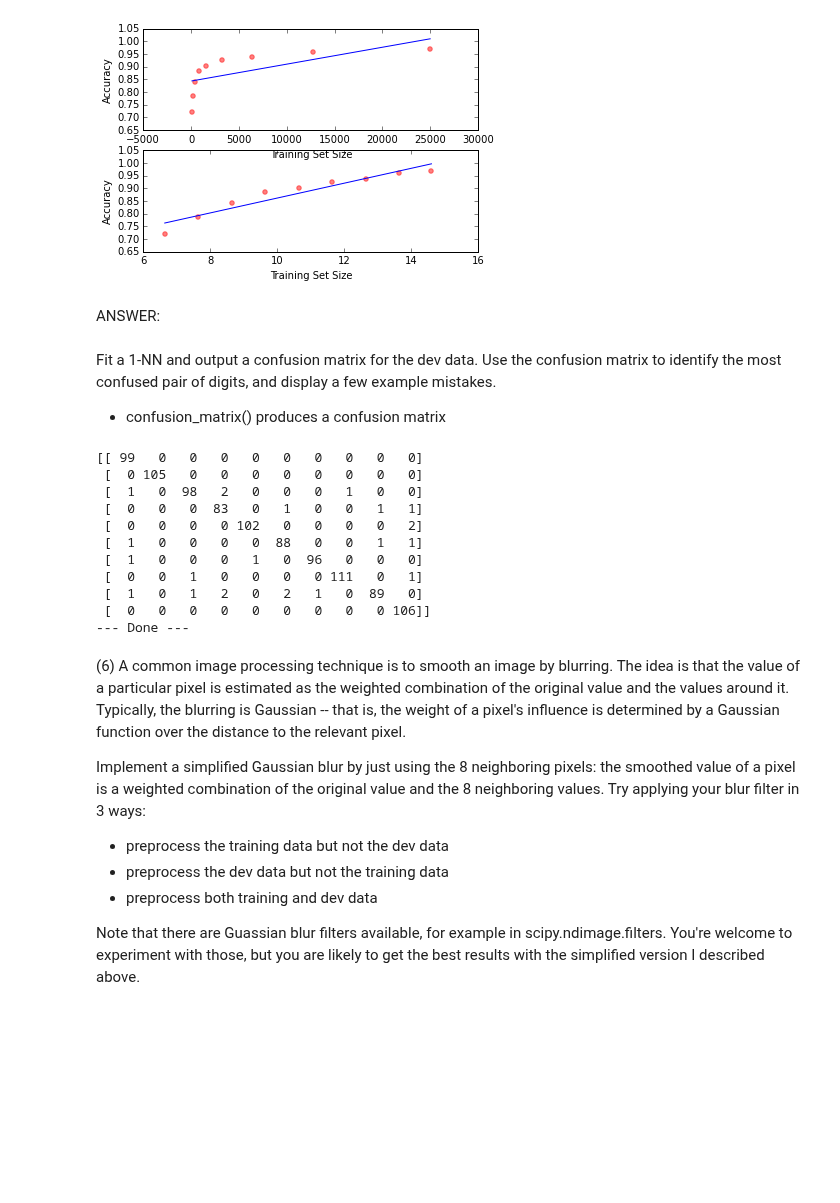
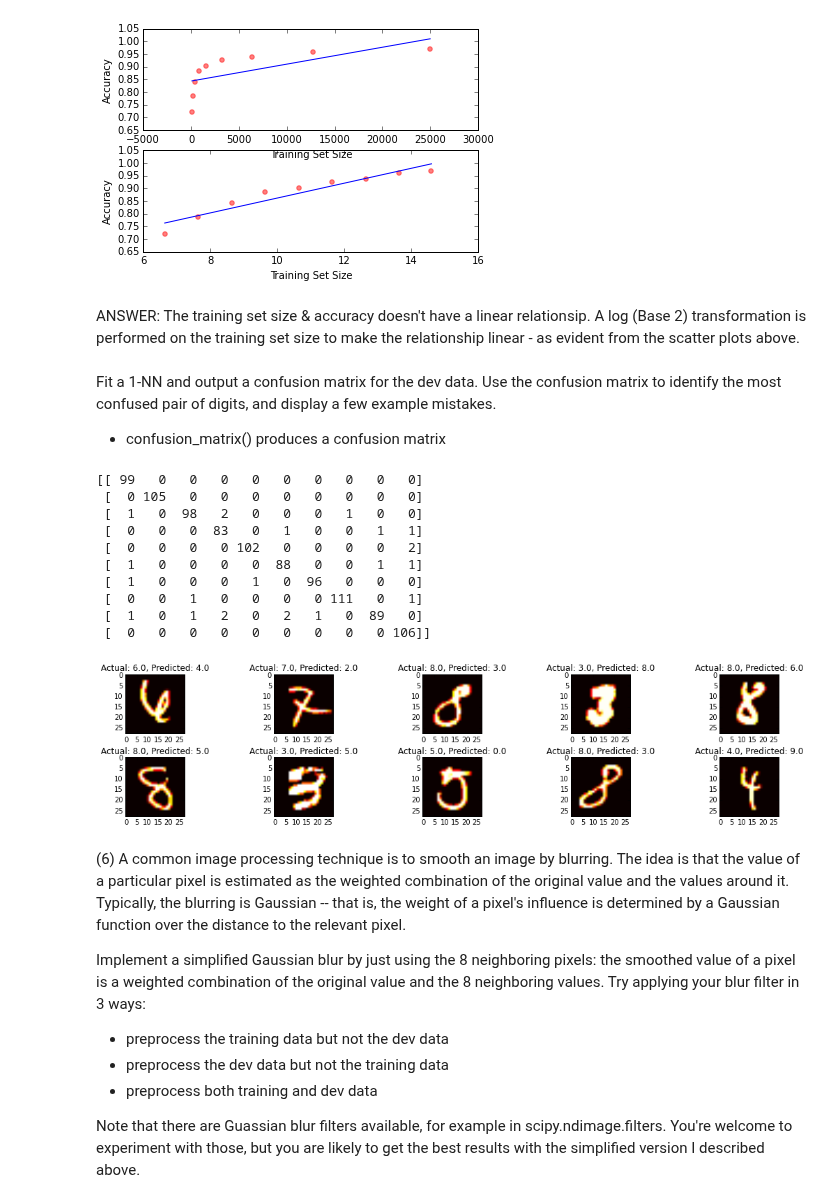
Before and after one commit to sayantansatpati/ml, a Jupyter notebook: notebooks/sayantan_satpati_p1.ipynb, the cells around one changed output. Cells and saved outputs as stored; diff of their text form; code cells hidden in the pictures; blank space fills up the shorter version.

```diff
--- a/notebooks/sayantan_satpati_p1.ipynb
+++ b/notebooks/sayantan_satpati_p1.ipynb
@@ -228,36 +228,47 @@ Accuracy for n=60000 before transformation is 1.24307226036
 ('Coefficients: \n', array([ 0.02929882]))
 Accuracy for n=60000 after log transformation is 1.03386513757
 [figure]
-# %% [markdown]
-ANSWER:
+# %% [markdown]
+ANSWER: The training set size & accuracy doesn't have a linear relationsip. A log (Base 2) transformation is performed on the training set size to make the relationship linear - as evident from the scatter plots above.
 # %% [markdown]
 Fit a 1-NN and output a confusion matrix for the dev data. Use the confusion matrix to identify the most confused pair of digits, and display a few example mistakes.
 
 - confusion_matrix() produces a confusion matrix
-# %%
-def P5():
-
-### STUDENT START ###
-    knn = KNeighborsClassifier(n_neighbors=1)
-    knn.fit(train_data, train_labels)
-    dev_pred = knn.predict(dev_data)
-    print(confusion_matrix(dev_labels, dev_pred))
-    print "--- Done ---"
-### STUDENT END ###
-
-P5()
-# %% [output]
-[[ 99   0   0   0   0   0   0   0   0   0]
- [  0 105   0   0   0   0   0   0   0   0]
- [  1   0  98   2   0   0   0   1   0   0]
- [  0   0   0  83   0   1   0   0   1   1]
- [  0   0   0   0 102   0   0   0   0   2]
- [  1   0   0   0   0  88   0   0   1   1]
- [  1   0   0   0   1   0  96   0   0   0]
- [  0   0   1   0   0   0   0 111   0   1]
- [  1   0   1   2   0   2   1   0  89   0]
- [  0   0   0   0   0   0   0   0   0 106]]
---- Done ---
+# %%
+def P5():
+
+### STUDENT START ###
+    knn = KNeighborsClassifier(n_neighbors=1)
+    knn.fit(train_data, train_labels)
+    dev_pred = knn.predict(dev_data)
+    print(confusion_matrix(dev_labels, dev_pred))
+
+    plt.figure(figsize=(18,10), dpi=80)
+    plt.subplots_adjust(hspace=0.4, wspace=0.4)
+    cnt = 1
+    for i in xrange(len(dev_data)):
+        if dev_labels[i] != dev_pred[i] and cnt <= 10:
+            plt.subplot(5, 5, cnt)
+            plt.title("Actual: {0}, Predicted: {1}".format(dev_labels[i], dev_pred[i]))
+            imgplot = plt.imshow(dev_data[i].reshape(28,28))
+            imgplot.set_cmap('hot')
+            cnt += 1
+
+### STUDENT END ###
+
+P5()
+# %% [output]
+[[ 99   0   0   0   0   0   0   0   0   0]
+ [  0 105   0   0   0   0   0   0   0   0]
+ [  1   0  98   2   0   0   0   1   0   0]
+ [  0   0   0  83   0   1   0   0   1   1]
+ [  0   0   0   0 102   0   0   0   0   2]
+ [  1   0   0   0   0  88   0   0   1   1]
+ [  1   0   0   0   1   0  96   0   0   0]
+ [  0   0   1   0   0   0   0 111   0   1]
+ [  1   0   1   2   0   2   1   0  89   0]
+ [  0   0   0   0   0   0   0   0   0 106]]
+[figure, added]
 # %% [markdown]
 (6) A common image processing technique is to smooth an image by blurring. The idea is that the value of a particular pixel is estimated as the weighted combination of the original value and the values around it. Typically, the blurring is Gaussian -- that is, the weight of a pixel's influence is determined by a Gaussian function over the distance to the relevant pixel.
 
```
Also changed, not shown: parts of 4 cells of this notebook.
